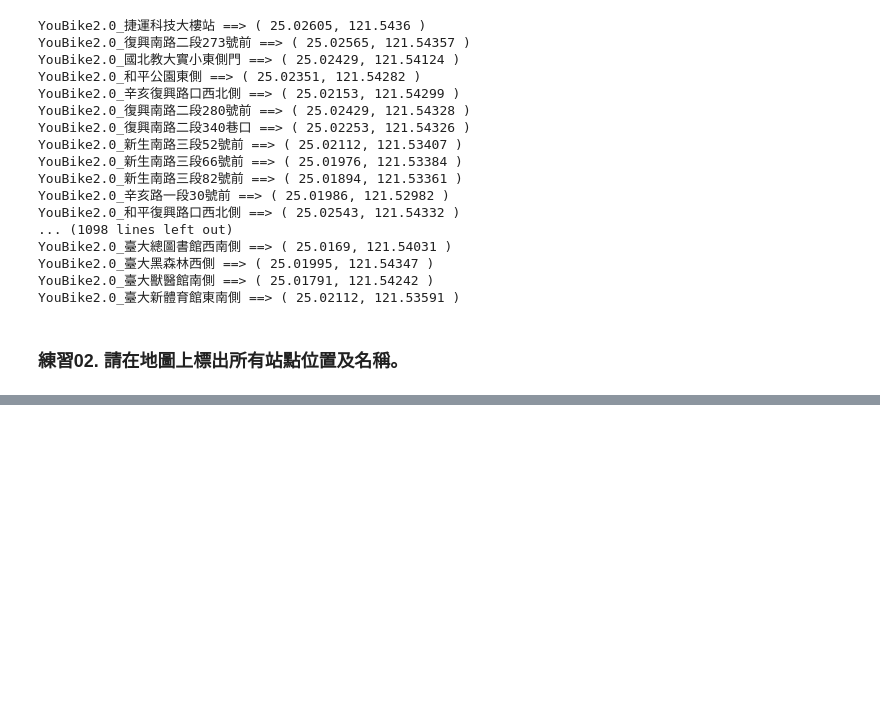
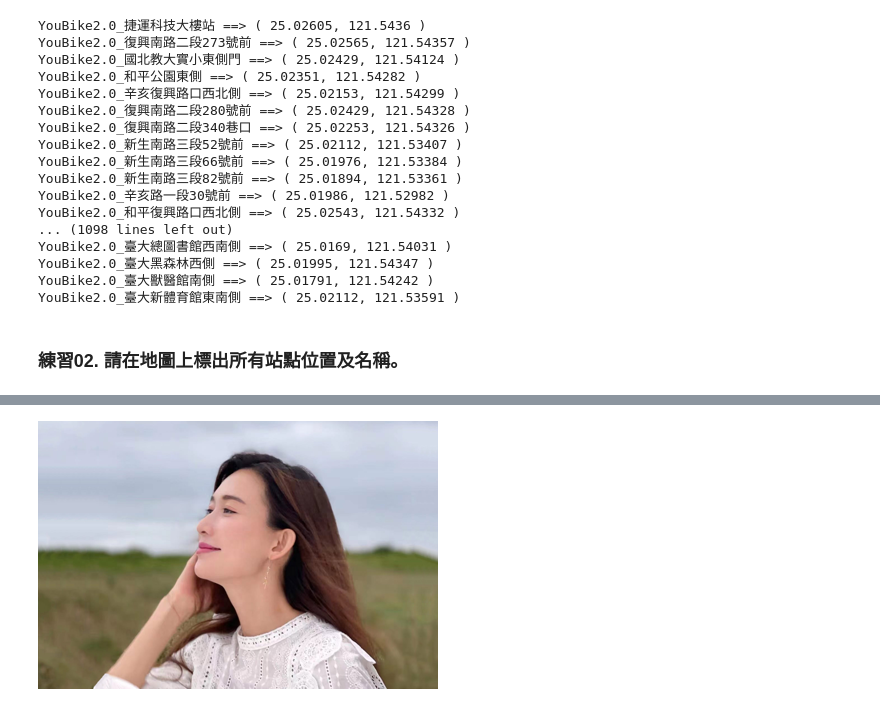
Before and after one commit to Kuo2022/20220702-python, a Jupyter notebook: 20220716.ipynb, the cells around one changed output, grey strips where cells are left out. Cells and saved outputs as stored; diff of their text form; code cells hidden in the pictures; blank space fills up the shorter version.

```diff
--- a/20220716.ipynb
+++ b/20220716.ipynb
@@ -347,0 +403,6 @@ m
+# %%
+im = im.resize((400,268))
+# %%
+im
+# %% [output]
+[figure, added]
```
Also changed, not shown: parts of 19 cells of this notebook.
